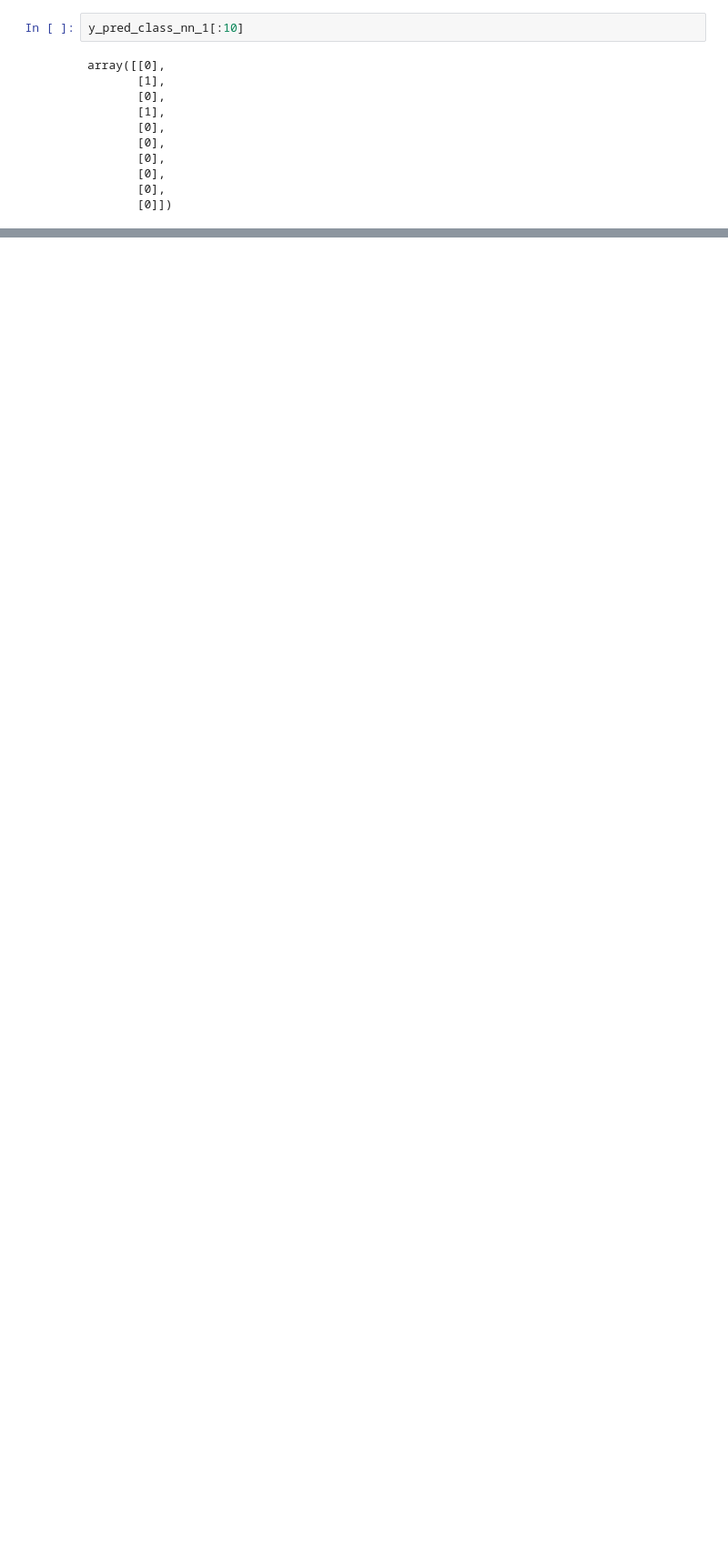
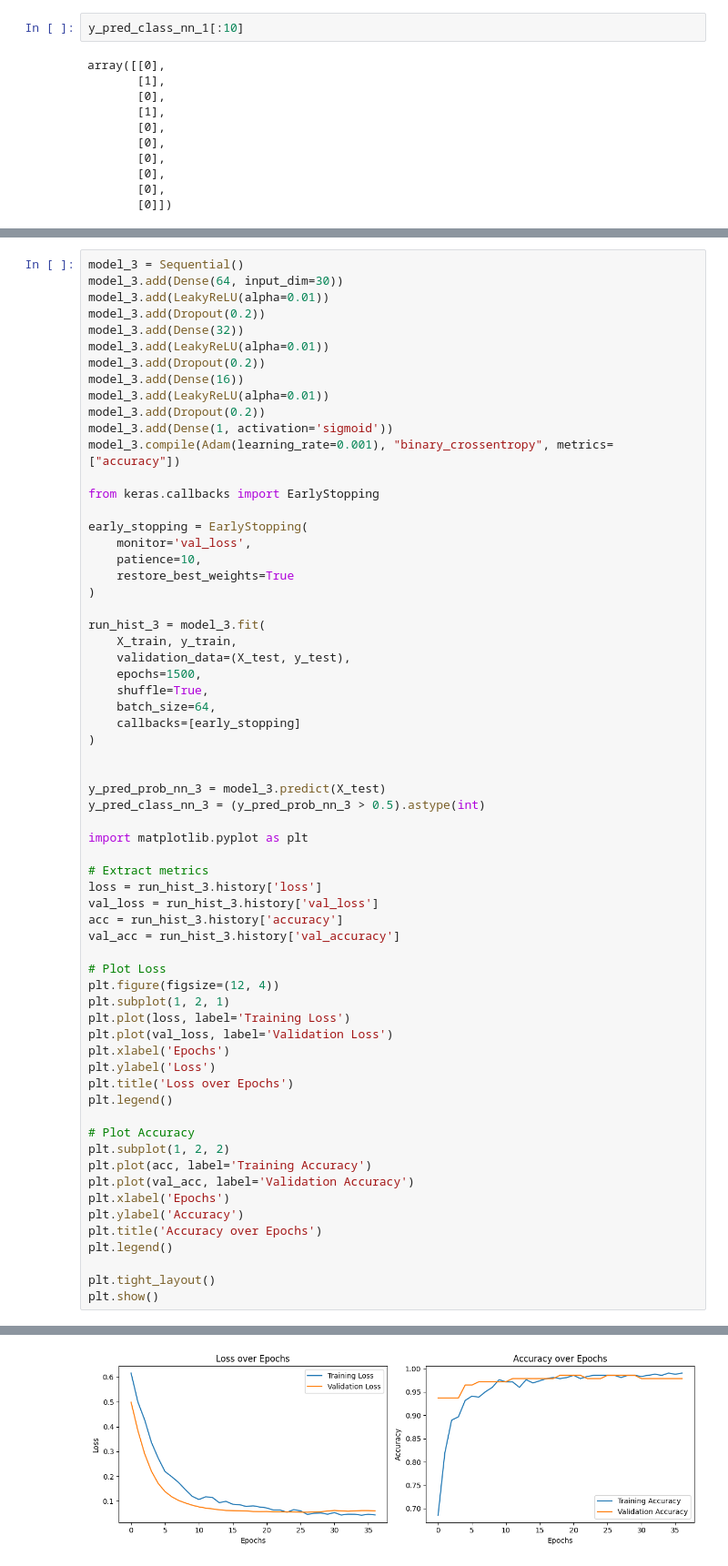
Before and after one commit to MahdiHaroun/Cancer_Classification_Model, a Jupyter notebook: Sequential/Dense.ipynb, the cells around one changed output, grey strips where cells are left out. Shown at 91% size. Saved outputs shown, nothing was run; the diff lists cells and outputs as text; blank space fills up the shorter version.

```diff
--- a/Sequential/Dense.ipynb
+++ b/Sequential/Dense.ipynb
@@ -241,0 +396,65 @@ plt.show()
+# %%
+model_3 = Sequential()
+model_3.add(Dense(64, input_dim=30))
+model_3.add(LeakyReLU(alpha=0.01))
+model_3.add(Dropout(0.2))
+model_3.add(Dense(32))
+model_3.add(LeakyReLU(alpha=0.01))
+model_3.add(Dropout(0.2))
+model_3.add(Dense(16))
+model_3.add(LeakyReLU(alpha=0.01))
+model_3.add(Dropout(0.2))
+model_3.add(Dense(1, activation='sigmoid'))
+model_3.compile(Adam(learning_rate=0.001), "binary_crossentropy", metrics=["accuracy"])
+
+from keras.callbacks import EarlyStopping
+
+early_stopping = EarlyStopping(
+    monitor='val_loss',
+    patience=10,
+    restore_best_weights=True
+)
+
+run_hist_3 = model_3.fit(
+    X_train, y_train,
+    validation_data=(X_test, y_test),
+    epochs=1500,
+    shuffle=True,
+    batch_size=64,
+    callbacks=[early_stopping]
+)
+
+
+y_pred_prob_nn_3 = model_3.predict(X_test)
+y_pred_class_nn_3 = (y_pred_prob_nn_3 > 0.5).astype(int)
+
+import matplotlib.pyplot as plt
+
+# Extract metrics
+loss = run_hist_3.history['loss']
+val_loss = run_hist_3.history['val_loss']
+acc = run_hist_3.history['accuracy']
+val_acc = run_hist_3.history['val_accuracy']
+
+# Plot Loss
+plt.figure(figsize=(12, 4))
+plt.subplot(1, 2, 1)
+plt.plot(loss, label='Training Loss')
+plt.plot(val_loss, label='Validation Loss')
+plt.xlabel('Epochs')
+plt.ylabel('Loss')
+plt.title('Loss over Epochs')
+plt.legend()
+
+# Plot Accuracy
+plt.subplot(1, 2, 2)
+plt.plot(acc, label='Training Accuracy')
+plt.plot(val_acc, label='Validation Accuracy')
+plt.xlabel('Epochs')
+plt.ylabel('Accuracy')
+plt.title('Accuracy over Epochs')
+plt.legend()
+
+plt.tight_layout()
+plt.show()
+# %% [output]
@@ -241,0 +479 @@ plt.show()
+[figure, added]
```
Also changed, not shown: parts of 20 cells of this notebook, 1 other file.
